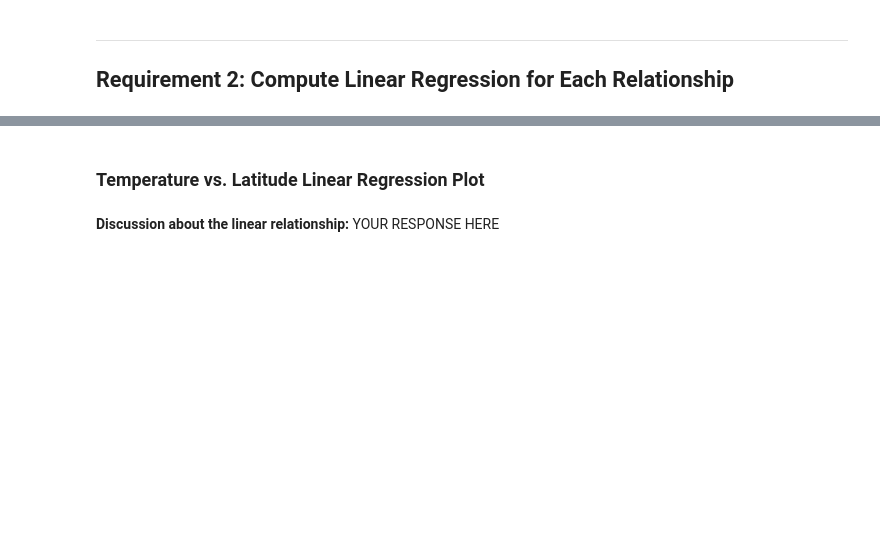
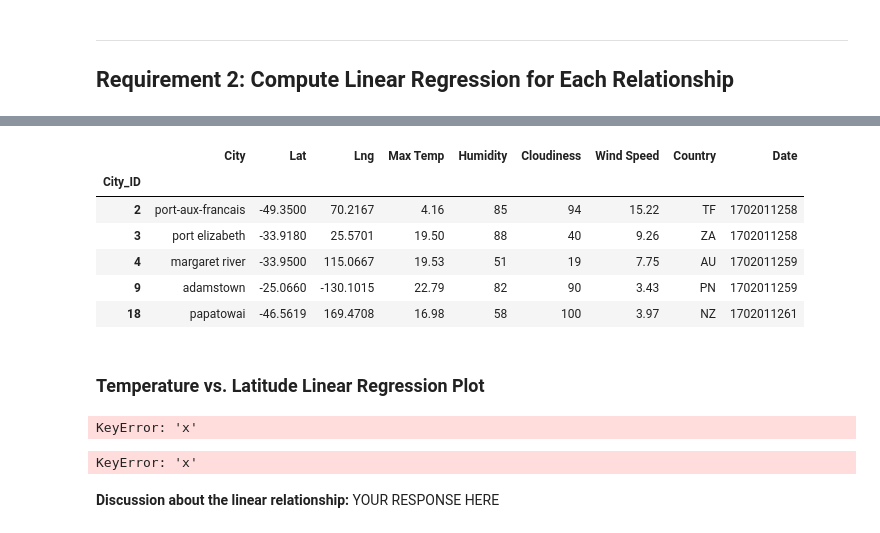
Before and after one commit to limbupella/Python-APIs, a Jupyter notebook: WeatherPy/Starter_Code/starter_code/WeatherPy.ipynb, the cells around one changed output, grey strips where cells are left out. Cells and saved outputs as stored; diff of their text form; code cells hidden in the pictures; blank space fills up the shorter version.

```diff
--- a/WeatherPy/Starter_Code/starter_code/WeatherPy.ipynb
+++ b/WeatherPy/Starter_Code/starter_code/WeatherPy.ipynb
@@ -279,17 +278,34 @@ northern_hemi_df.head()
 # %%
 # Create a DataFrame with the Southern Hemisphere data (Latitude < 0)
 # YOUR CODE HERE
+southern_hemi_df = city_data_df.loc[city_data_df["Lat"] < 0]
 
 # Display sample data
 southern_hemi_df.head()
+# %% [output]
+|  | City | Lat | Lng | Max Temp | Humidity | Cloudiness | Wind Speed | Country | Date |
+| City_ID |  |  |  |  |  |  |  |  |  |
+| 2 | port-aux-francais | -49.3500 | 70.2167 | 4.16 | 85 | 94 | 15.22 | TF | 1702011258 |
+| 3 | port elizabeth | -33.9180 | 25.5701 | 19.50 | 88 | 40 | 9.26 | ZA | 1702011258 |
+| 4 | margaret river | -33.9500 | 115.0667 | 19.53 | 51 | 19 | 7.75 | AU | 1702011259 |
+| 9 | adamstown | -25.0660 | -130.1015 | 22.79 | 82 | 90 | 3.43 | PN | 1702011259 |
+| 18 | papatowai | -46.5619 | 169.4708 | 16.98 | 58 | 100 | 3.97 | NZ | 1702011261 |
 # %% [markdown]
 ###  Temperature vs. Latitude Linear Regression Plot
 # %%
 # Linear regression on Northern Hemisphere
 # YOUR CODE HERE
+linear_reg(northern_hemi_df["Lat"], northern_hemi_df["Max Temp"])
+plt.show()
+# %% [output]
+KeyError: 'x'
 # %%
 # Linear regression on Southern Hemisphere
 # YOUR CODE HERE
+linear_reg(southern_hemi_df["Lat"], southern_hemi_df["Max Temp"])
+plt.show()
+# %% [output]
+KeyError: 'x'
 # %% [markdown]
 **Discussion about the linear relationship:** YOUR RESPONSE HERE
 # %% [markdown]
```
Also changed, not shown: parts of 13 cells of this notebook, 7 other files.
